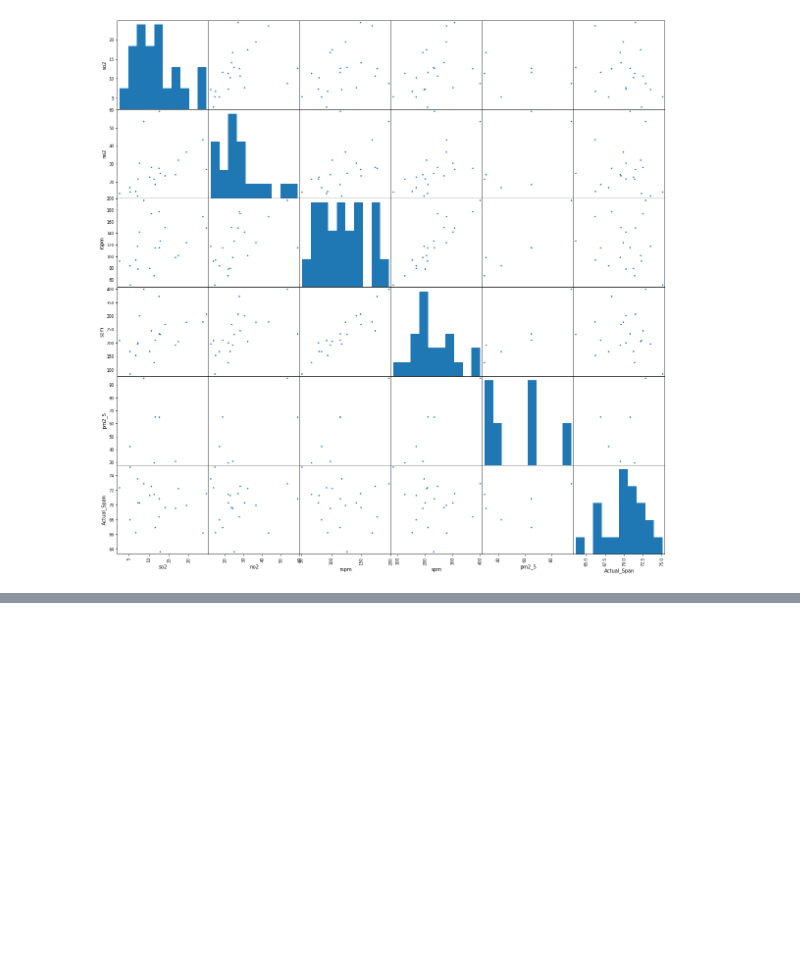
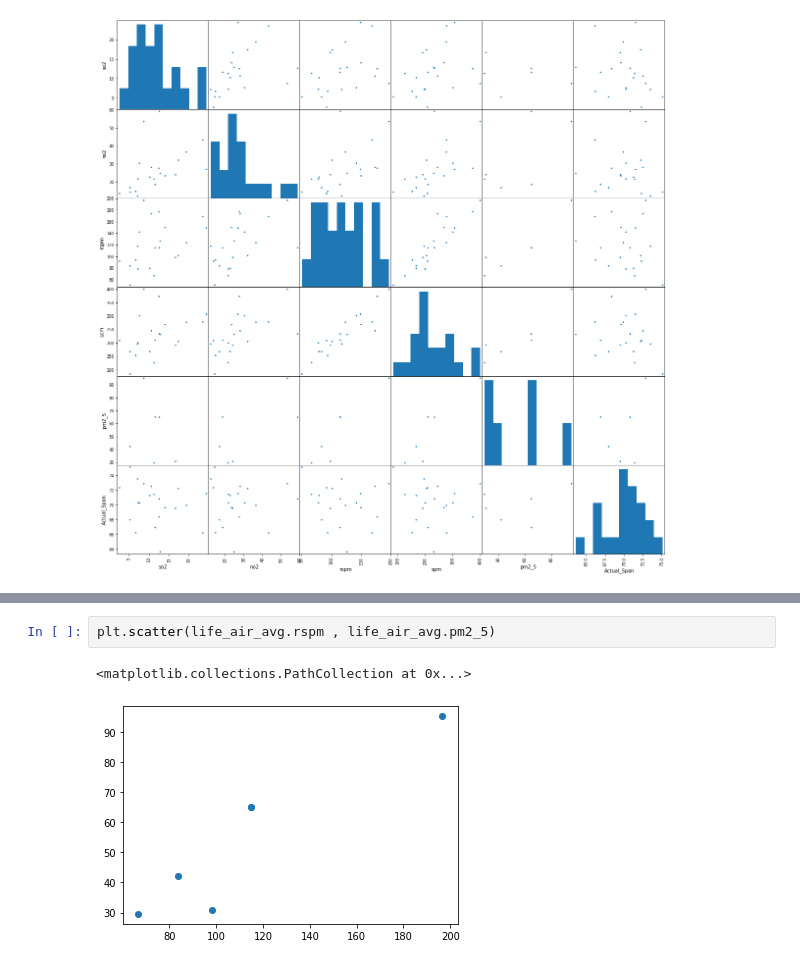
Before and after one commit to hanzhi227/Capstone1, a Jupyter notebook: IndiaAirVSLife.ipynb, the cells around one changed output, grey strips where cells are left out. Drawn from its saved outputs; the diff is of its cells as text; blank space fills up the shorter version.

```diff
--- a/IndiaAirVSLife.ipynb
+++ b/IndiaAirVSLife.ipynb
@@ -129,0 +184,5 @@ life_air_avg.corr().plot(kind = 'bar')
+# %%
+plt.scatter(life_air_avg.rspm , life_air_avg.pm2_5)
+# %% [output]
+<matplotlib.collections.PathCollection at 0x...>
+[figure, added]
```
Also changed, not shown: parts of 12 cells of this notebook.
